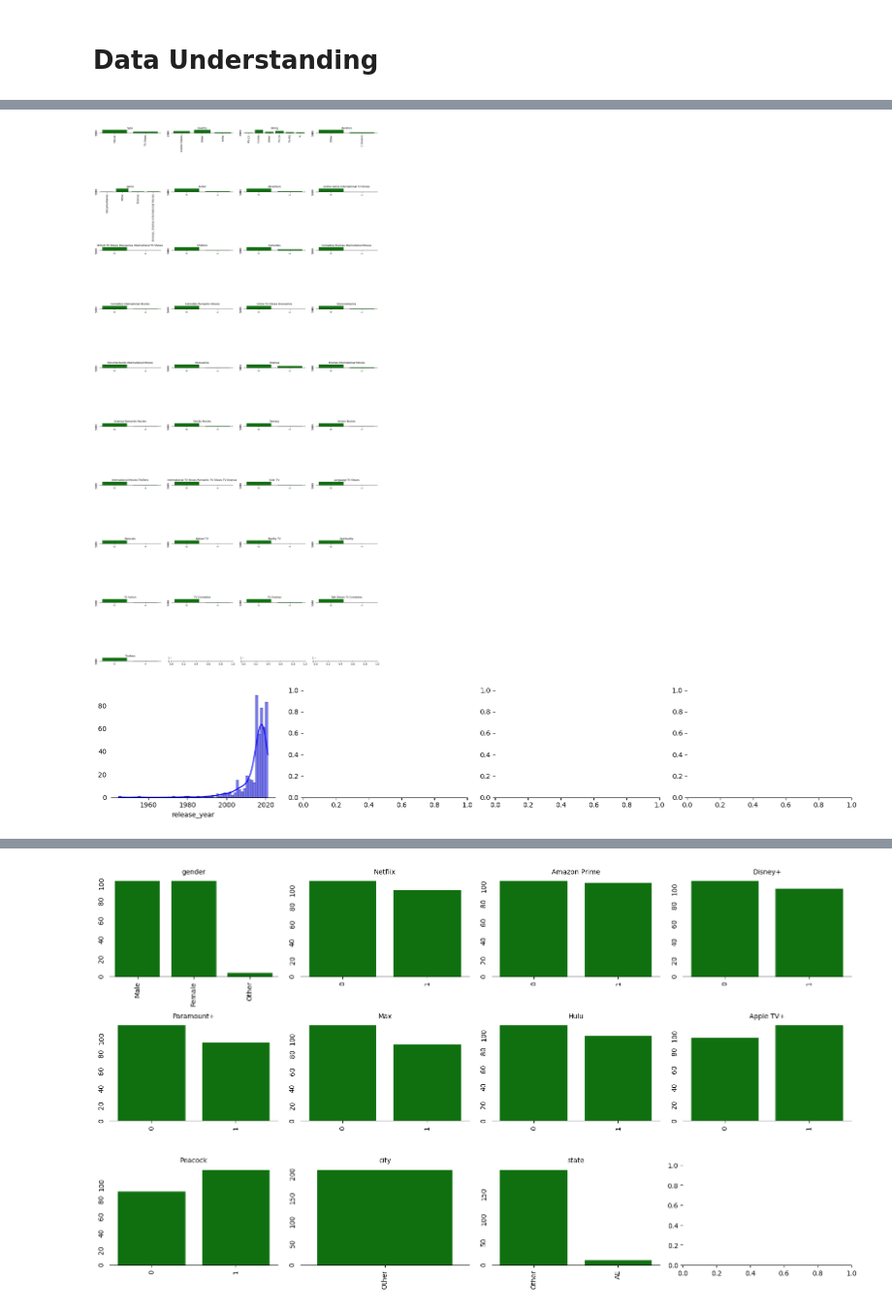
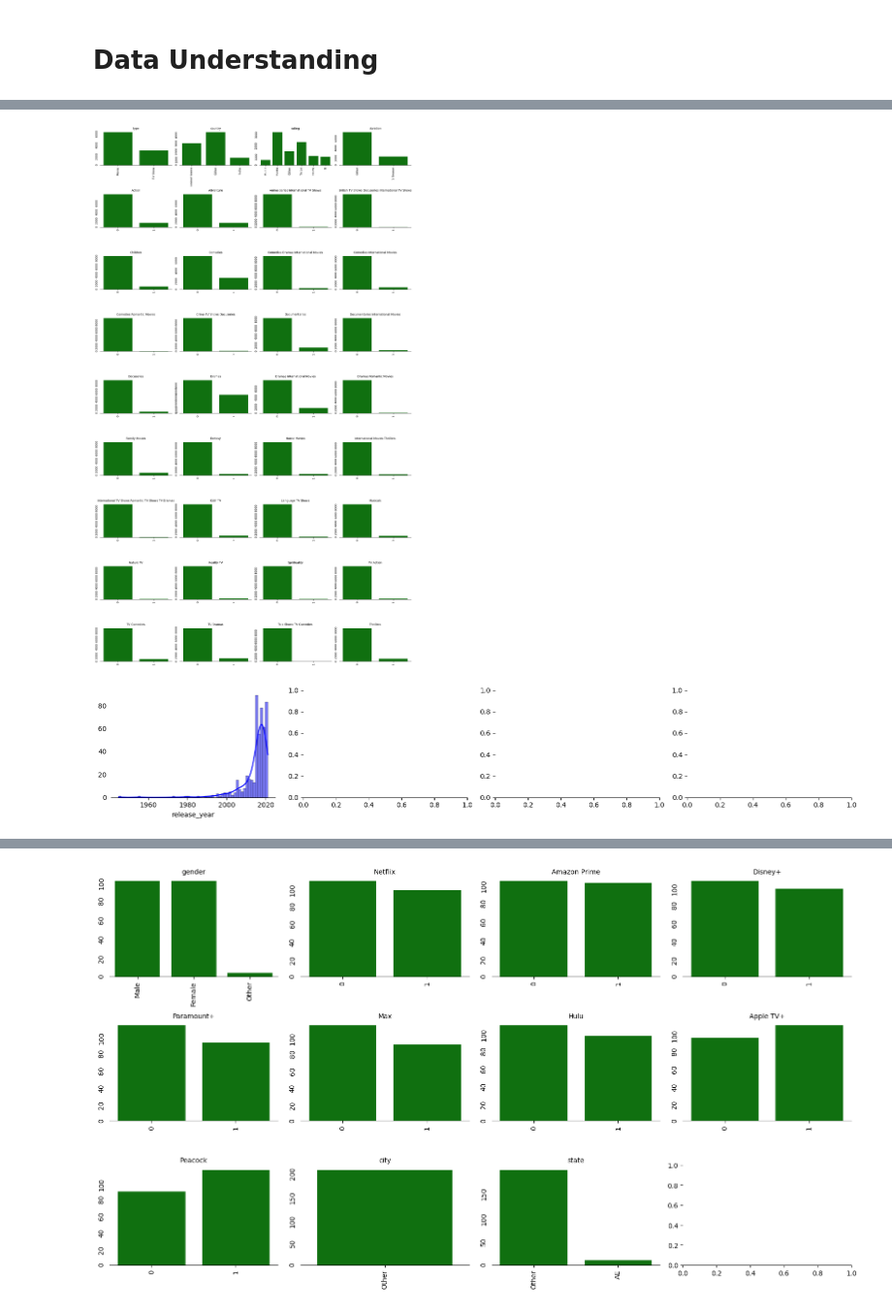
Before and after one commit to sand20man/Winter_Intex_1-10, a Jupyter notebook: ML_Pipeline.ipynb, the cells around one changed output, grey strips where cells are left out. Shown: that part at 97% size. Drawn from its saved outputs; the diff is of its cells as text; code cells hidden in the pictures.

```diff
--- a/ML_Pipeline.ipynb
+++ b/ML_Pipeline.ipynb
@@ -211,9 +211,9 @@ display(df_movies.head())
 | 4 | s5 | TV Show | Kota Factory | NaN | Mayur More Jitendra Kumar Ranjan ... | India | 2021 | TV-MA | 2 Seasons | In a city of coaching centers kno... | ... |
 # %%
 bin_categories(df_movies, messages=False)
-univariate(df_movies.drop(columns=['show_id', 'title','director','cast','description']))
+univariate(df_movies.drop(columns=['genre','show_id', 'title','director','cast','description']))
 # %% [output]
-[figure, old version]
+[figure, new version]
 [figure]
 |  | bin_groups | type | missing | unique | min | median | max | mode | mean | std | skew |
 | type | 0 | object | 0 | 2 | - | - | - | Movie | - | - | - |
```
Also changed, not shown: parts of 1 cell of this notebook.
